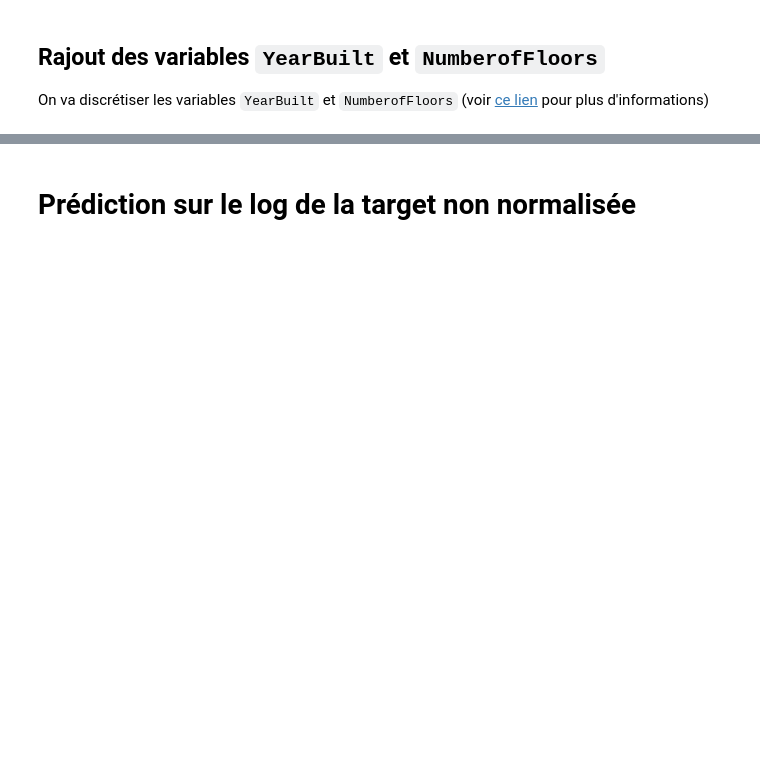
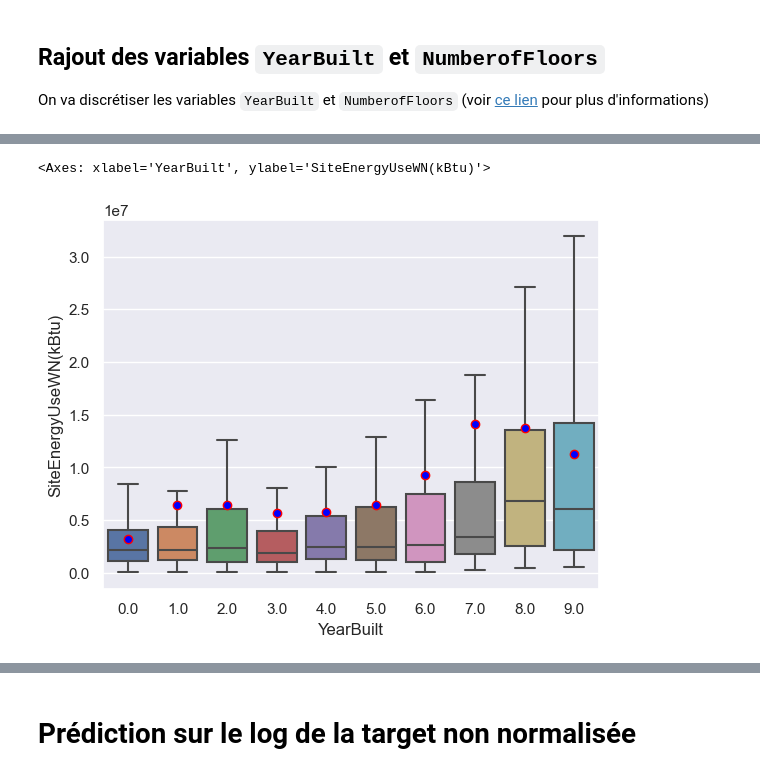
Before and after one commit to gabriel1628/Formation-Data-Scientist-OC, a Jupyter notebook: Projet 4 Anticipez les besoins en consommation de batiments/prediction_consommation_v2.ipynb, the cells around one changed output, grey strips where cells are left out. Cells and saved outputs as stored; diff of their text form; code cells hidden in the pictures; blank space fills up the shorter version.

```diff
--- a/Projet 4 Anticipez les besoins en consommation de batiments/prediction_consommation_v2.ipynb
+++ b/Projet 4 Anticipez les besoins en consommation de batiments/prediction_consommation_v2.ipynb
@@ -309,0 +345,9 @@ On va discrétiser les variables `YearBuilt` et `NumberofFloors` (voir [ce lien]
+# %%
+sns.boxplot(x=X_transform['YearBuilt'], y=df['SiteEnergyUseWN(kBtu)'], showfliers=False, showmeans=True,
+            meanprops={"marker": "o",
+                       "markeredgecolor": "red",
+                       "markerfacecolor": "blue",
+                       "markersize": "6"})
+# %% [output]
+<Axes: xlabel='YearBuilt', ylabel='SiteEnergyUseWN(kBtu)'>
+[figure, added]
```
Also changed, not shown: parts of 8 cells of this notebook.
